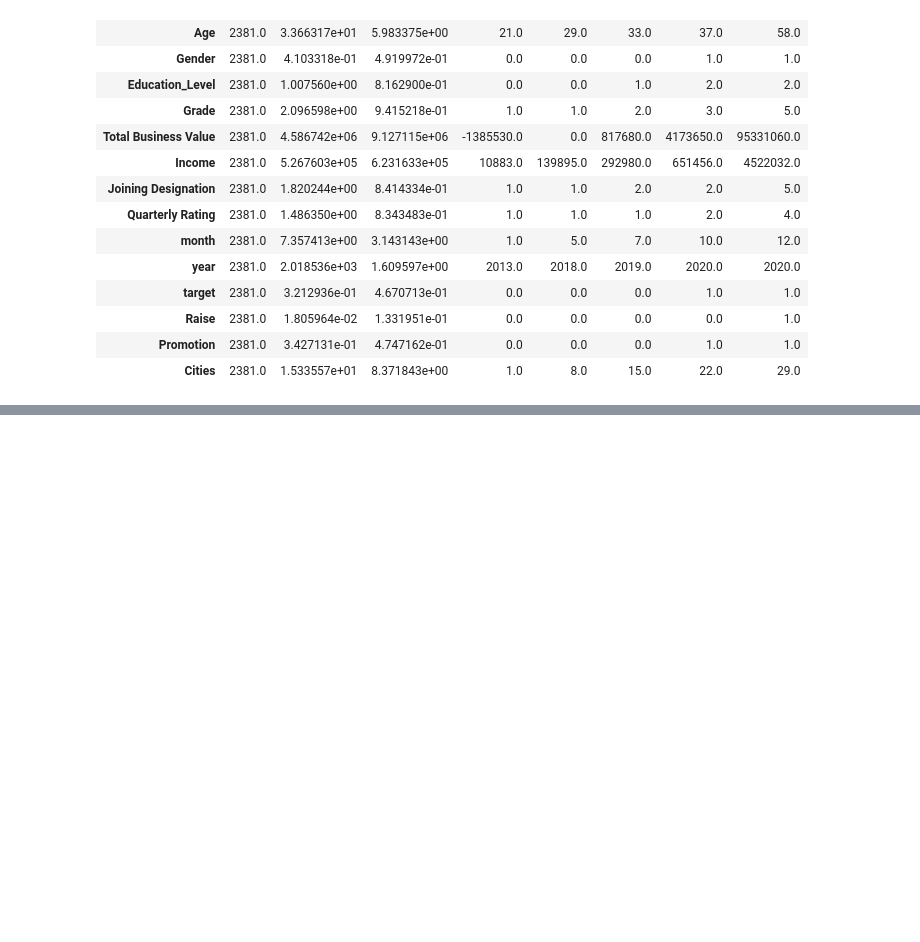
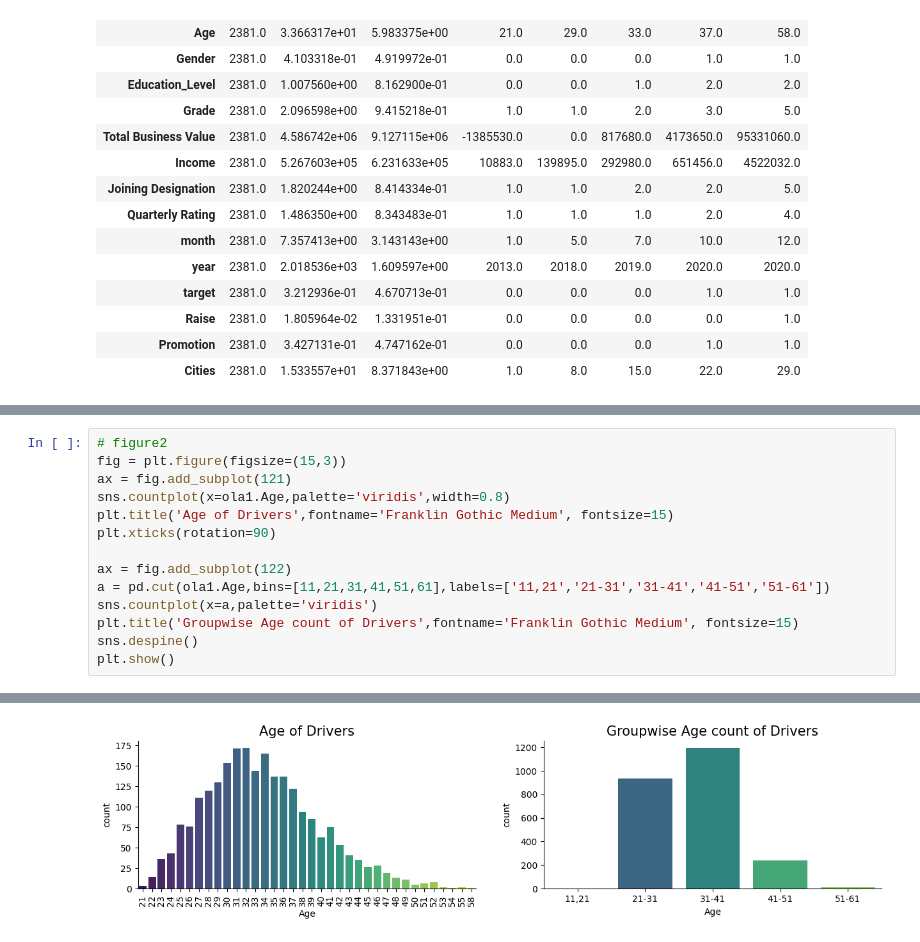
Before and after one commit to sr606/Machine_Learning_CaseStudies, a Jupyter notebook: OLA_Ensemble_Learning.ipynb, the cells around one changed output, grey strips where cells are left out. Cells and saved outputs as stored; diff of their text form; blank space fills up the shorter version.

```diff
--- a/OLA_Ensemble_Learning.ipynb
+++ b/OLA_Ensemble_Learning.ipynb
@@ -369,0 +403,15 @@ ola1.describe().T
+# %%
+# figure2
+fig = plt.figure(figsize=(15,3))
+ax = fig.add_subplot(121)
+sns.countplot(x=ola1.Age,palette='viridis',width=0.8)
+plt.title('Age of Drivers',fontname='Franklin Gothic Medium', fontsize=15)
+plt.xticks(rotation=90)
+
+ax = fig.add_subplot(122)
+a = pd.cut(ola1.Age,bins=[11,21,31,41,51,61],labels=['11,21','21-31','31-41','41-51','51-61'])
+sns.countplot(x=a,palette='viridis')
+plt.title('Groupwise Age count of Drivers',fontname='Franklin Gothic Medium', fontsize=15)
+sns.despine()
+plt.show()
+# %% [output]
@@ -369,0 +426 @@ ola1.describe().T
+[figure, added]
```
Also changed, not shown: parts of 34 cells of this notebook.
